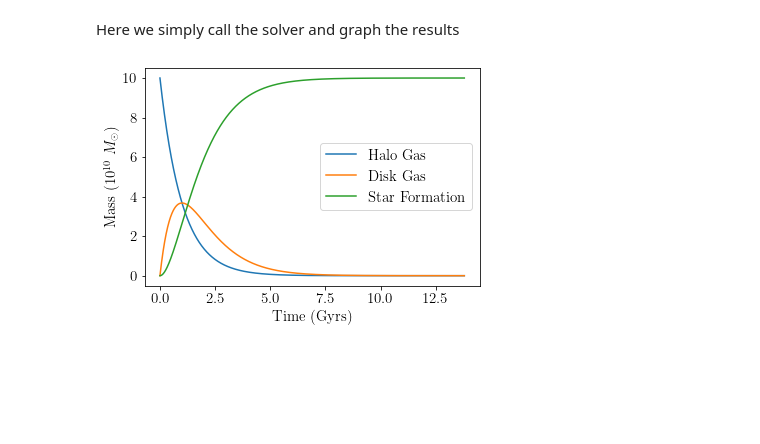
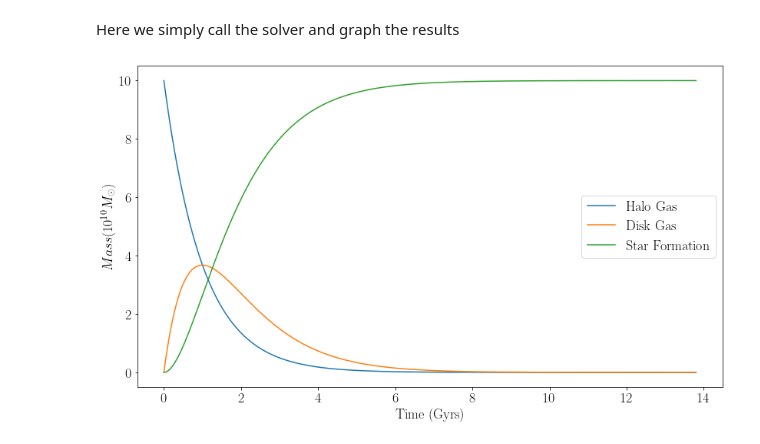
Before and after one commit to jaadt7/Newton_Raphson, a Jupyter notebook: newton_raphson.ipynb, the cells around one changed output. Drawn from its saved outputs; the diff is of its cells as text; code cells hidden in the pictures; blank space fills up the shorter version.

```diff
--- a/newton_raphson.ipynb
+++ b/newton_raphson.ipynb
@@ -284,18 +284,18 @@ Here we simply call the solver and graph the results
 # %%
 m_hg,m_dg,m_sf,t = newt_raph_solver(A,m_hg,m_dg,m_sf,m_hg_dt,m_dg_dt,m_sf_dt,t,dt,t_sf,t_infall,n_tot,tol)
 
 # plotting options
-plt.rc('text', usetex=True)
+plt.figure(figsize = [13.66,7.68])
 plt.rc('font', family='serif')
-plt.rcParams['font.size'] = 15
+plt.rcParams['font.size'] = 18
 
 plt.plot(t/1e+9,m_hg/1e+10,label = 'Halo Gas')
 plt.plot(t/1e+9,m_dg/1e+10,label = 'Disk Gas')
 plt.plot(t/1e+9,m_sf/1e+10,label = 'Star Formation')
 
 plt.xlabel('Time (Gyrs)')
-plt.ylabel('Mass (10$^10$ M$_\odot$)')
+plt.ylabel(r'$Mass (10^{10} M_{\odot}$)')
 plt.legend()
 plt.show()
 # %% [output]
-[figure, old version]
+[figure, new version]
```
Also changed, not shown: parts of 1 cell of this notebook.
